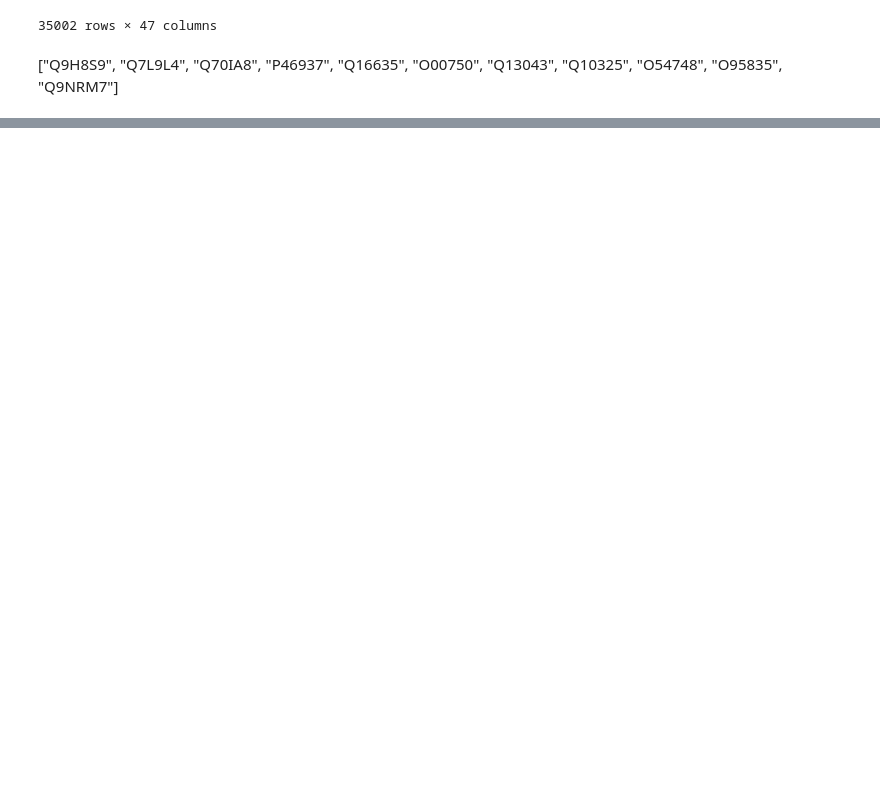
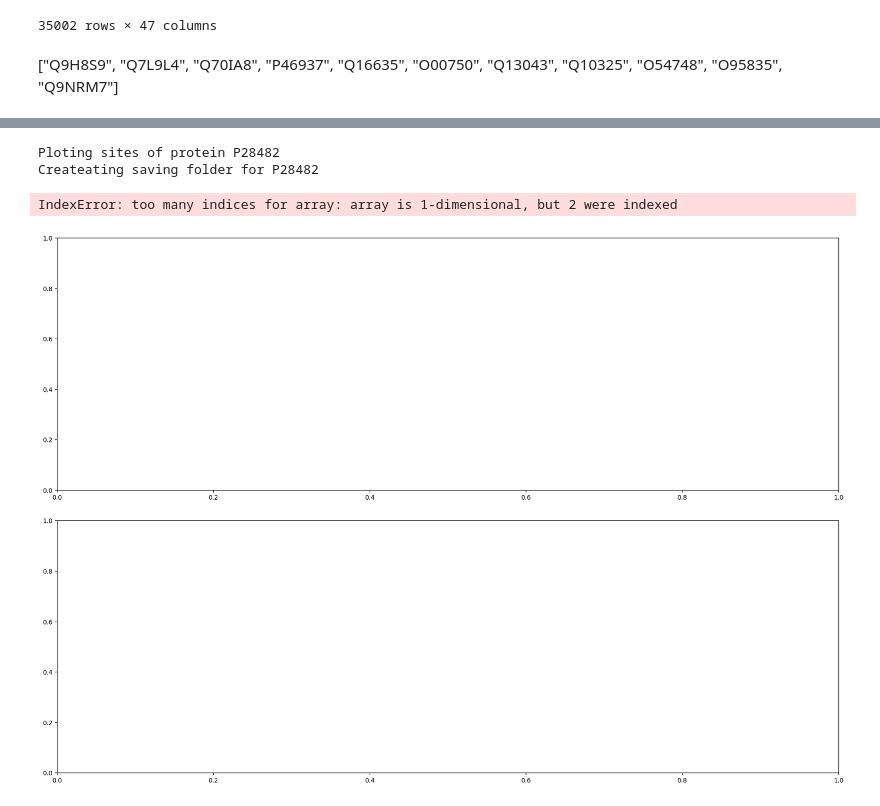
Before and after one commit to IgnacioNavas/TMT_Data_analysis, a Jupyter notebook: Plotting_data.ipynb, the cells around one changed output, grey strips where cells are left out. Drawn from its saved outputs; the diff is of its cells as text; code cells hidden in the pictures; blank space fills up the shorter version.

```diff
--- a/Plotting_data.ipynb
+++ b/Plotting_data.ipynb
@@ -65,0 +424,5 @@ MAPK3 Plot saved as PDF
+# %%
+# Load the dataframe independently so it has not to be loaded each time we want to plot a set of proteins
+path = "External_Data/phospho_proteomics_data_P146/Data/timecourse_FC_data.xlsx"
+data_frame = pd.read_excel(path)
+data_frame
@@ -65,0 +569,13 @@ MAPK3 Plot saved as PDF
+# %%
+plot_protein_phosphosites_together_p146(df= data_frame, proteins= ["P28482"], #A0FGR8 P28482
+                                        legend = ['X nM EGF'],
+                                        path= path,
+                                        saving_path = "Results/Interesting_proteins",
+                                        saving_info = "_Log2_FC", save_pdf = False,
+                                        save_png = False, plot_close = False, fit_y_lims = False)
+#
+# %% [output]
+Ploting sites of protein P28482
+Createating saving folder for P28482
+IndexError: too many indices for array: array is 1-dimensional, but 2 were indexed
+[figure, added]
```
Also changed, not shown: parts of 8 cells of this notebook, 4 other files.
